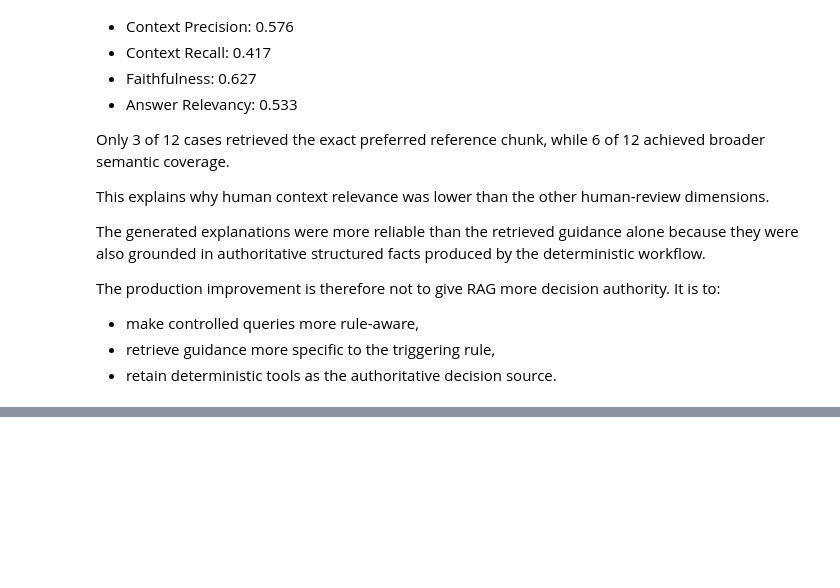
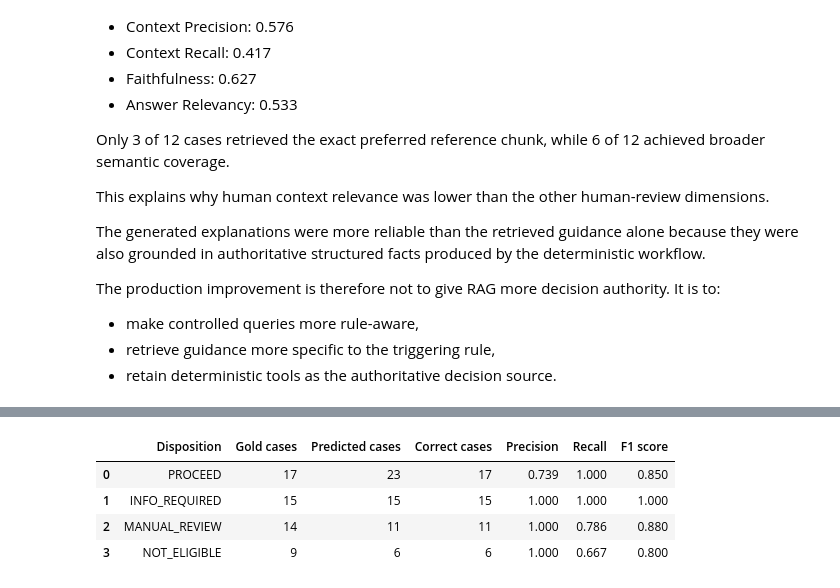
Before and after one commit to sadiqs3/DP_claims_triage, a Jupyter notebook: notebooks/00_final_submission_reviewer_walkthrough.ipynb, the cells around one changed output, grey strips where cells are left out. Drawn from its saved outputs; the diff is of its cells as text; code cells hidden in the pictures; blank space fills up the shorter version.

```diff
--- a/notebooks/00_final_submission_reviewer_walkthrough.ipynb
+++ b/notebooks/00_final_submission_reviewer_walkthrough.ipynb
@@ -2014,0 +2113,86 @@ The production improvement is therefore not to give RAG more decision authority.
+# %%
+# Display the committed per-disposition evaluation metrics.
+
+required_class_metric_columns = {
+    "disposition",
+    "support",
+    "predicted_count",
+    "true_positive",
+    "precision",
+    "recall",
+    "f1_score",
+}
+
+missing_class_metric_columns = (
+    required_class_metric_columns
+    - set(heldout_class_metrics.columns)
+)
+
+assert not missing_class_metric_columns, (
+    "Missing held-out class metric columns: "
+    + ", ".join(
+        sorted(missing_class_metric_columns)
+    )
+)
+
+
+class_metrics_display = (
+    heldout_class_metrics[
+        [
+            "disposition",
+            "support",
+            "predicted_count",
+            "true_positive",
+            "precision",
+            "recall",
+            "f1_score",
+        ]
+    ]
+    .copy()
+    .set_index("disposition")
+    .reindex(DISPOSITION_ORDER)
+    .reset_index()
+)
+
+class_metrics_display = (
+    class_metrics_display.rename(
+        columns={
+            "disposition": "Disposition",
+            "support": "Gold cases",
+            "predicted_count": "Predicted cases",
+            "true_positive": "Correct cases",
+            "precision": "Precision",
+            "recall": "Recall",
+            "f1_score": "F1 score",
+        }
+    )
+)
+
+for metric_column in [
+    "Precision",
+    "Recall",
+    "F1 score",
+]:
+    class_metrics_display[
+        metric_column
+    ] = class_metrics_display[
+        metric_column
+    ].map(
+        lambda value: f"{value:.3f}"
+    )
+
+display(class_metrics_display)
+
+assert heldout_class_metrics["support"].sum() == 55
+assert heldout_class_metrics["true_positive"].sum() == 49
+
+print(
+    "PASS: held-out class metrics agree "
+    "with the confusion matrix"
+)
+# %% [output]
+|  | Disposition | Gold cases | Predicted cases | Correct cases | Precision | Recall | F1 score |
+| 0 | PROCEED | 17 | 23 | 17 | 0.739 | 1.000 | 0.850 |
+| 1 | INFO_REQUIRED | 15 | 15 | 15 | 1.000 | 1.000 | 1.000 |
+| 2 | MANUAL_REVIEW | 14 | 11 | 11 | 1.000 | 0.786 | 0.880 |
+| 3 | NOT_ELIGIBLE | 9 | 6 | 6 | 1.000 | 0.667 | 0.800 |
```
Also changed, not shown: parts of 19 cells of this notebook, 1 other file.
